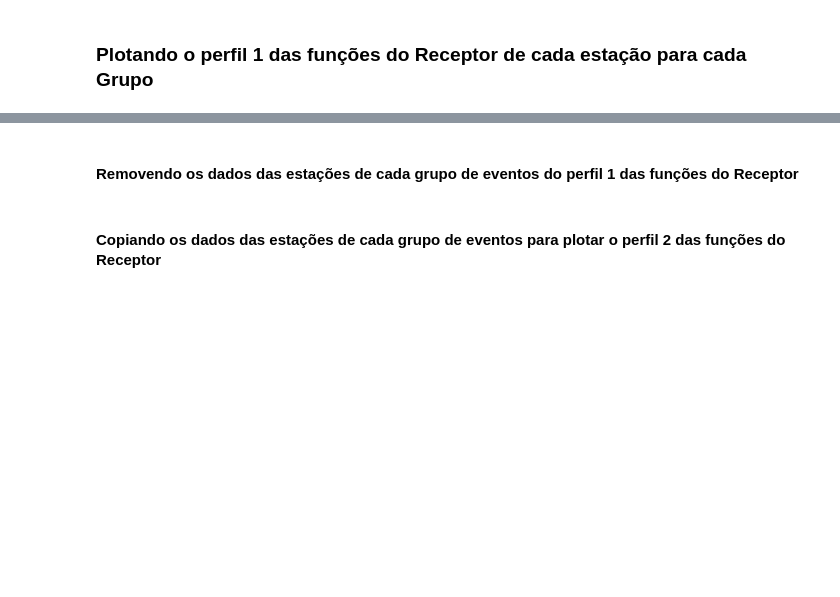
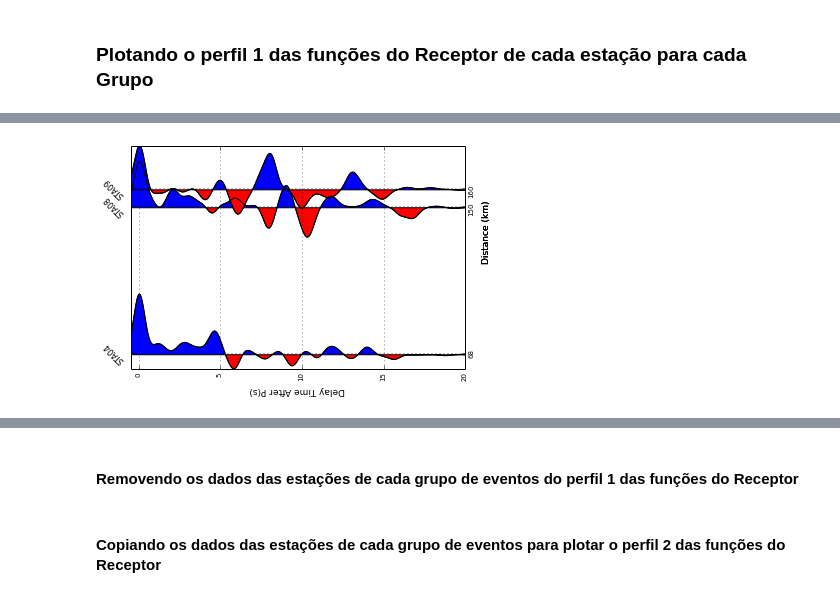
Before and after one commit to dIOGOLOC/projeto_mestrado, a Jupyter notebook: plotagem_perfil_estacoes.ipynb, the cells around one changed output, grey strips where cells are left out. Cells and saved outputs as stored; diff of their text form; code cells hidden in the pictures; blank space fills up the shorter version.

```diff
--- a/plotagem_perfil_estacoes.ipynb
+++ b/plotagem_perfil_estacoes.ipynb
@@ -135,0 +142,4 @@ plot_perfil('NE',NElist,NESTA,DadosRF['NE']['dist'],DadosRF['NE']['time'],DadosR
+# %%
+plot_perfil('NE','LS_Window',DadosRF['NE']['Lista'],DadosRF['NE']['STA'],DadosRF['NE']['dist'],DadosRF['NE']['time'],DadosRF['NE']['LS_window'],200)
+# %% [output]
+[figure, added]
```
Also changed, not shown: parts of 38 cells of this notebook, 3 other files.
